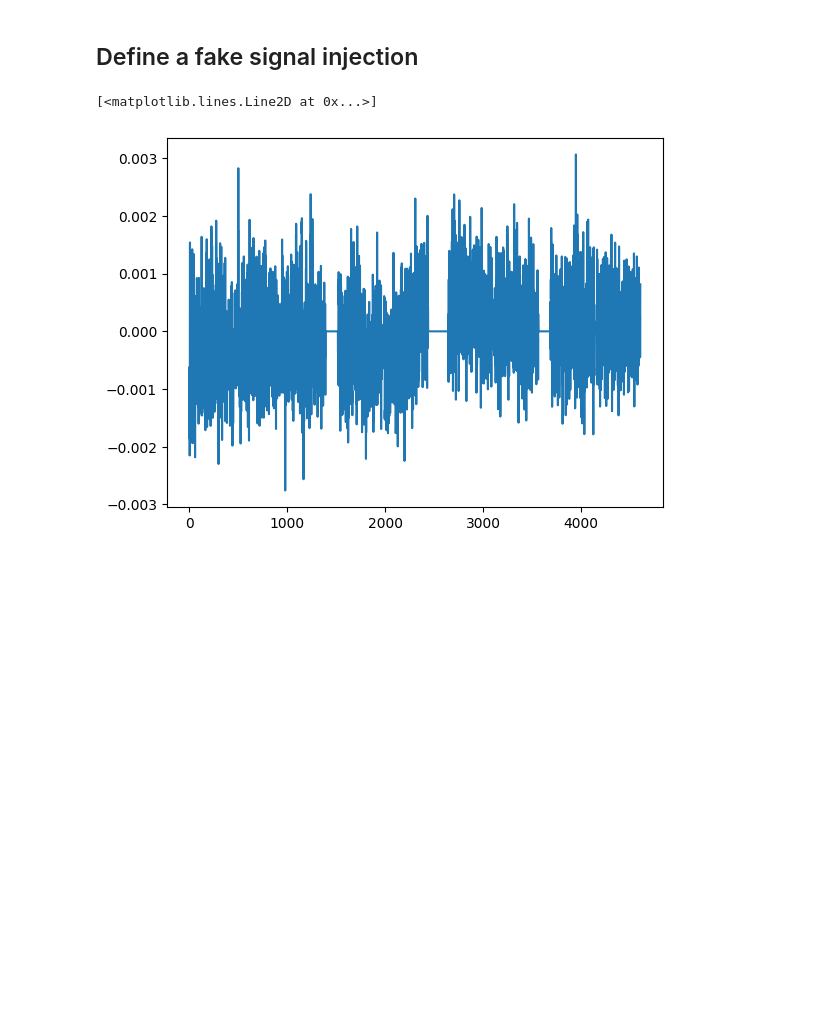
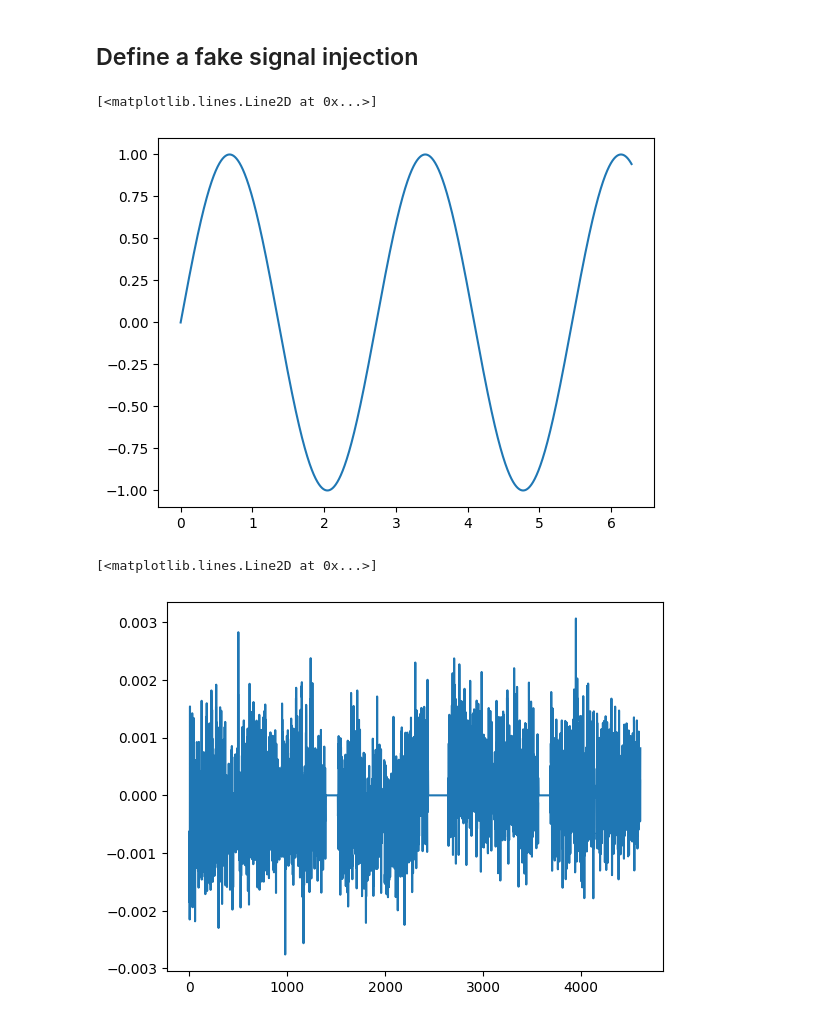
Before and after one commit to SpaceMeerkat/traident, a Jupyter notebook: training/preprocessing.ipynb, the cells around one changed output. Drawn from its saved outputs; the diff is of its cells as text; code cells hidden in the pictures; blank space fills up the shorter version.

```diff
--- a/training/preprocessing.ipynb
+++ b/training/preprocessing.ipynb
@@ -60,3 +62,5 @@ Size of chunk: (4608, 128, 128)
+# %%
+cube = inject_fake_periodic_signal(chunk, 20, 40, 0, 0.5, 250)
 # %%
 N = chunk.shape[0]  # Number of sample points
 T = 1  # Sampling interval (1/sample rate)
@@ -127,3 +129,14 @@ def normal_sample(xarray, channel, amplitude, duration):
     norm = a * b
     norm = amplitude * norm / norm.max()
     return norm
+# %%
+x = np.linspace(0,2*np.pi,cube.shape[0])
+freq = cube.shape[0] / 2000
+phase = 0
+signal = np.sin(phase + x*freq)
+plt.close('all')
+plt.figure()
+plt.plot(x, signal)
+# %% [output]
+[<matplotlib.lines.Line2D at 0x...>]
+[figure, added]
```
Also changed, not shown: parts of 8 cells of this notebook.
